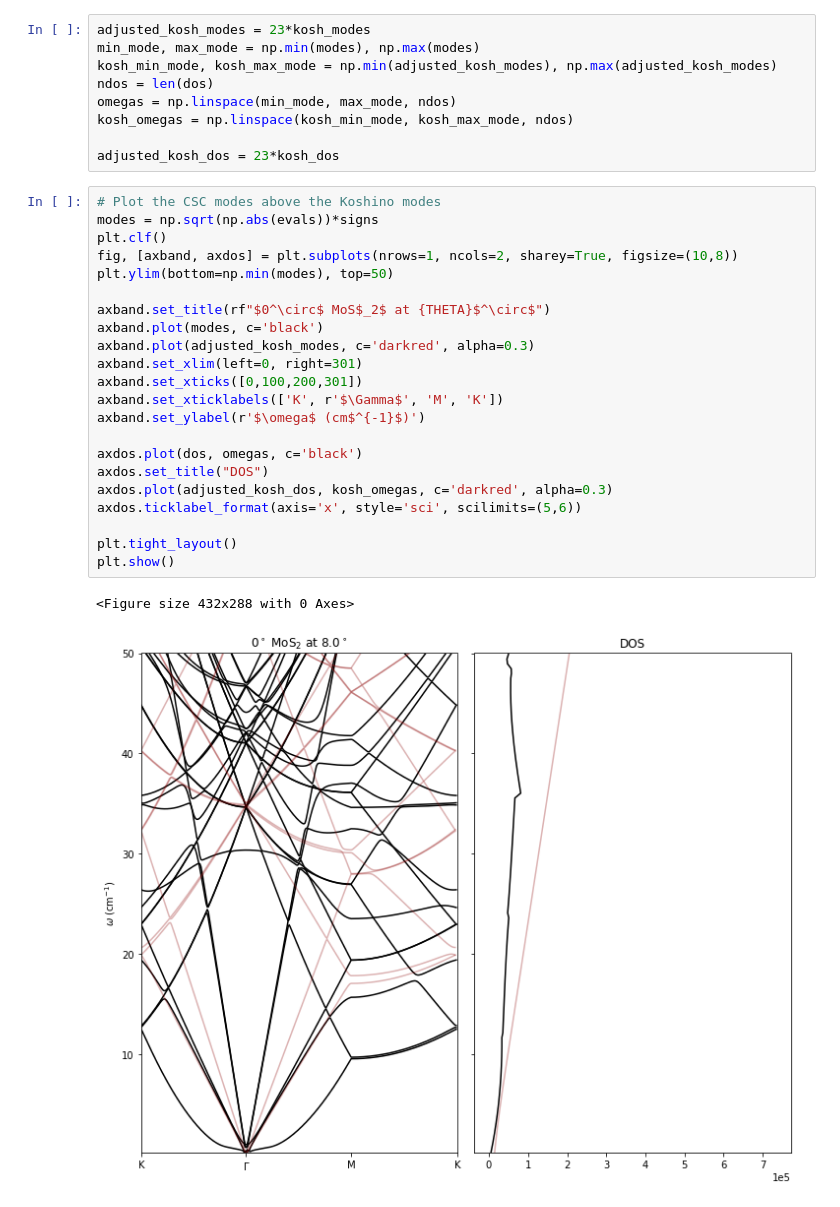
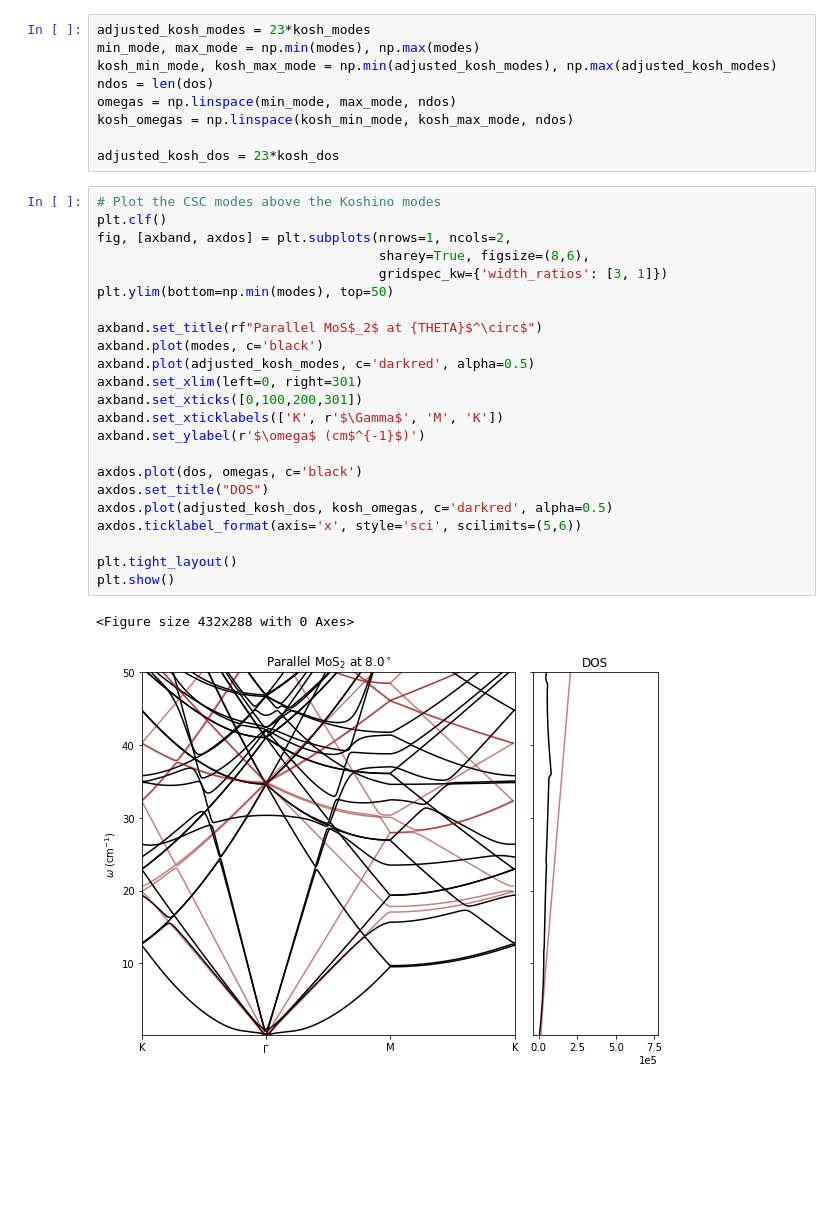
Before and after one commit to jz-lu/ml-ph, a Jupyter notebook: figure_makers/overlay.ipynb, the cells around one changed output. Saved outputs shown, nothing was run; the diff lists cells and outputs as text; blank space fills up the shorter version.

```diff
--- a/figure_makers/overlay.ipynb
+++ b/figure_makers/overlay.ipynb
@@ -46,26 +47,27 @@ kosh_omegas = np.linspace(kosh_min_mode, kosh_max_mode, ndos)
 adjusted_kosh_dos = 23*kosh_dos
 # %%
 # Plot the CSC modes above the Koshino modes
-modes = np.sqrt(np.abs(evals))*signs
 plt.clf()
-fig, [axband, axdos] = plt.subplots(nrows=1, ncols=2, sharey=True, figsize=(10,8))
+fig, [axband, axdos] = plt.subplots(nrows=1, ncols=2,
+                                    sharey=True, figsize=(8,6),
+                                    gridspec_kw={'width_ratios': [3, 1]})
 plt.ylim(bottom=np.min(modes), top=50)
 
-axband.set_title(rf"$0^\circ$ MoS$_2$ at {THETA}$^\circ$")
+axband.set_title(rf"Parallel MoS$_2$ at {THETA}$^\circ$")
 axband.plot(modes, c='black')
-axband.plot(adjusted_kosh_modes, c='darkred', alpha=0.3)
+axband.plot(adjusted_kosh_modes, c='darkred', alpha=0.5)
 axband.set_xlim(left=0, right=301)
 axband.set_xticks([0,100,200,301])
 axband.set_xticklabels(['K', r'$\Gamma$', 'M', 'K'])
 axband.set_ylabel(r'$\omega$ (cm$^{-1}$)')
 
 axdos.plot(dos, omegas, c='black')
 axdos.set_title("DOS")
-axdos.plot(adjusted_kosh_dos, kosh_omegas, c='darkred', alpha=0.3)
+axdos.plot(adjusted_kosh_dos, kosh_omegas, c='darkred', alpha=0.5)
 axdos.ticklabel_format(axis='x', style='sci', scilimits=(5,6))
 
 plt.tight_layout()
 plt.show()
 # %% [output]
 <Figure size 432x288 with 0 Axes>
-[figure, old version]
+[figure, new version]
```
Also changed, not shown: parts of 1 cell of this notebook, 7 other files.
